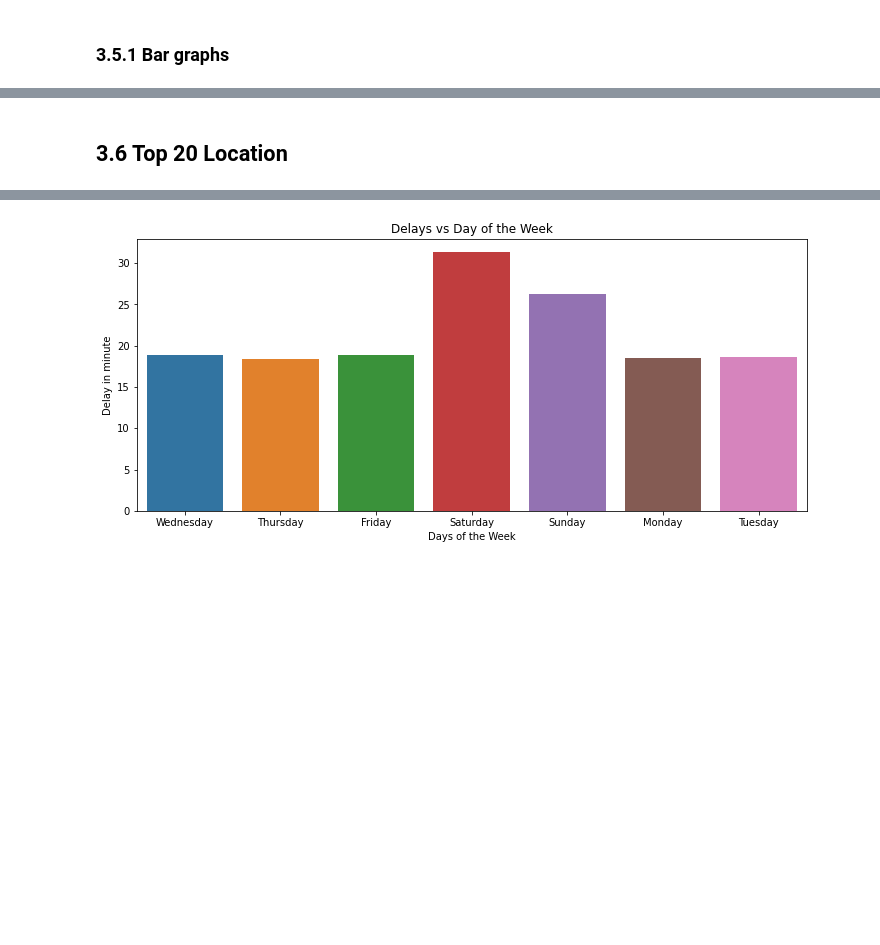
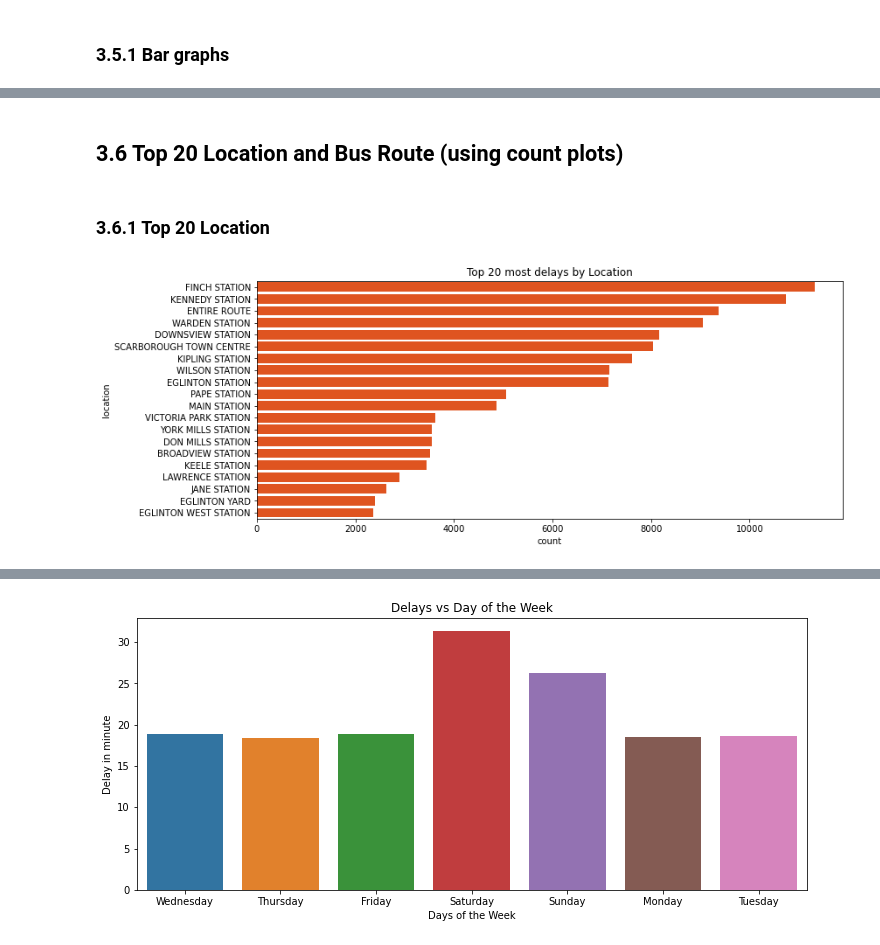
Before and after one commit to JasonYao3/TTC_transit_delay_proj, a Jupyter notebook: 3.Bus EDA.ipynb, the cells around one changed output, grey strips where cells are left out. Drawn from its saved outputs; the diff is of its cells as text; code cells hidden in the pictures; blank space fills up the shorter version.

```diff
--- a/3.Bus EDA.ipynb
+++ b/3.Bus EDA.ipynb
@@ -294,3 +289,11 @@ Graph for delay type:
+# %% [markdown]
+## 3.6 Top 20 Location and Bus Route (using count plots)
 # %% [markdown]
-## 3.6 Top 20 Location
+### 3.6.1 Top 20 Location
+# %%
+plt.figure(figsize=(12,5))
+sns.countplot(y=bus_df.location, order= bus_df.location.value_counts().iloc[:20].index, color="orangered");
+plt.title("Top 20 most delays by Location");
+# %% [output]
+[figure, added]
 # %% [markdown]
```
Also changed, not shown: parts of 33 cells of this notebook, 15 other files.
